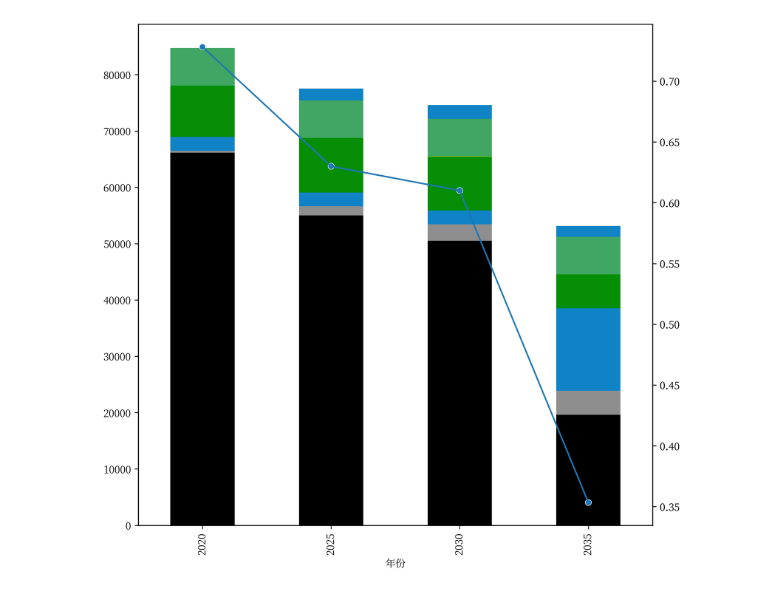
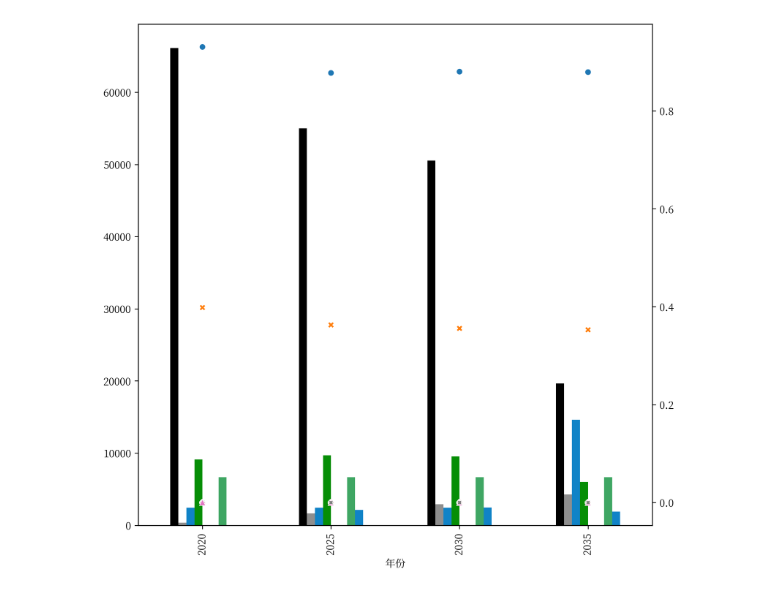
Before and after one commit to Navxihziq/3e-data-wiz, a Jupyter notebook: data-wiz.ipynb, the cells around one changed output. Saved outputs shown, nothing was run; the diff lists cells and outputs as text; code cells hidden in the pictures.

```diff
--- a/data-wiz.ipynb
+++ b/data-wiz.ipynb
@@ -5,23 +5,23 @@ from mplfonts import use_font
 # %%
 file_index_list = [
     {
         "path": "/Users/zhixuan/PycharmProjects/3e-data-wiz/example-files/情景1排放.xlsx",
         "focused_index": "CO2 Emissions (kilotons)",
         "columns": ["CO2 Emissions (kilotons)", "NOX Emissions (tons)", "SO2 Emissions (tons)", "CO2 Emissions from G&B H2 Production (kilotons)", "CO2 Emissions from COG H2 Production (kilotons)", "CO2 Emissions from H2 Production (kilotons)"]
     },
     {
         "path": "/Users/zhixuan/PycharmProjects/3e-data-wiz/example-files/情景1产量.xlsx",
         "focused_index": "Electricity Generation (GWh)",
         "columns": ["Electricity Generation (GWh)", "Planned Curtailment (GWh)", "Hydrogen Production (MWh)",
                     "Hydrogen Production (10000 Ton)", "Heat Generation (TJ)"]
     }
 ]
 
 ref = RefData("/Users/zhixuan/PycharmProjects/3e-data-wiz/example-files/color_index.xlsx")
 data = WorkingData(file_index_list, ref)
 data.rule_out('省下区域', selected_region=['Heilongjiang_A'], region_select_reverse=False,
-              selected_tech_group=['压缩空气储能', '化学储能'], tech_group_select_reverse=False)
-data.calc_complex_index('CO2 Emissions (kilotons)', 'Electricity Generation (GWh)', tech_specific=False)
-data.draw("Electricity Generation (GWh)", focused_region='Heilongjiang_A', scatter=False)
+              selected_tech_group=['压缩空气储能', '化学储能'], tech_group_select_reverse=True)
+data.calc_complex_index('CO2 Emissions (kilotons)', 'Electricity Generation (GWh)', tech_specific=True)
+data.draw("Electricity Generation (GWh)", focused_region='Heilongjiang_A', scatter=True)
 # %% [output]
-[figure, old version]
+[figure, new version]
```
Also changed, not shown: 1 other file.
